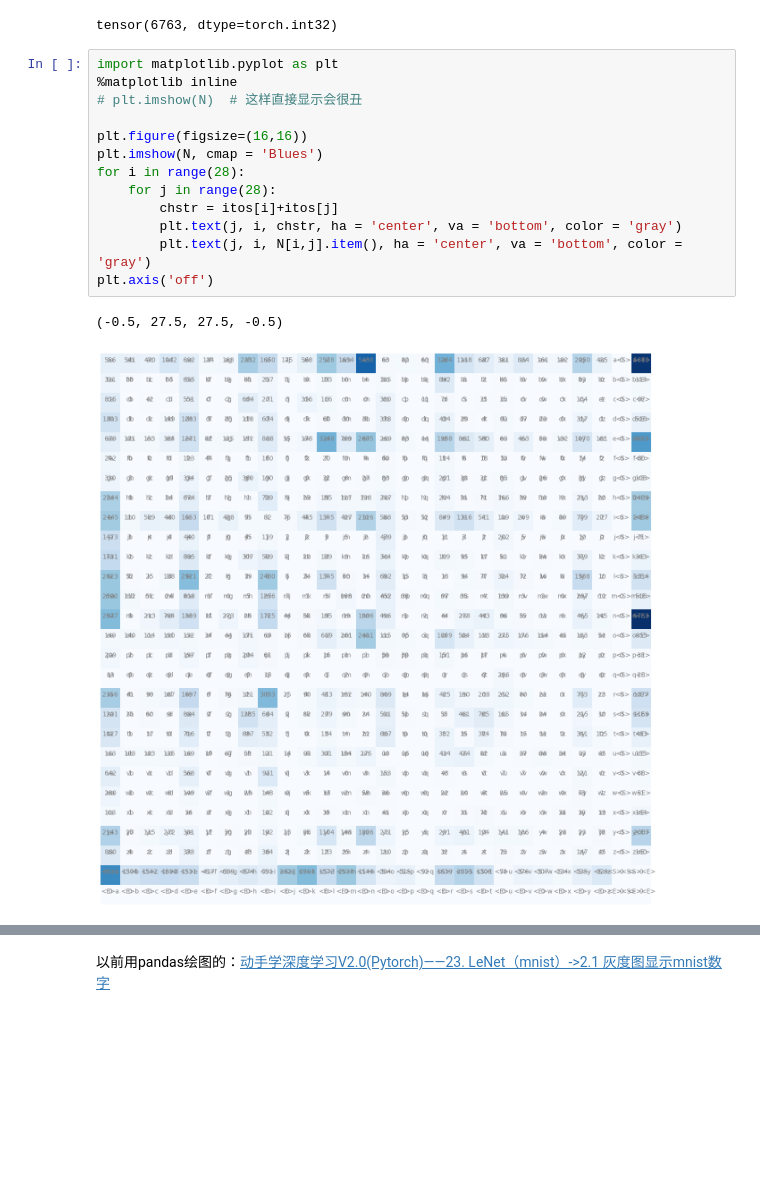
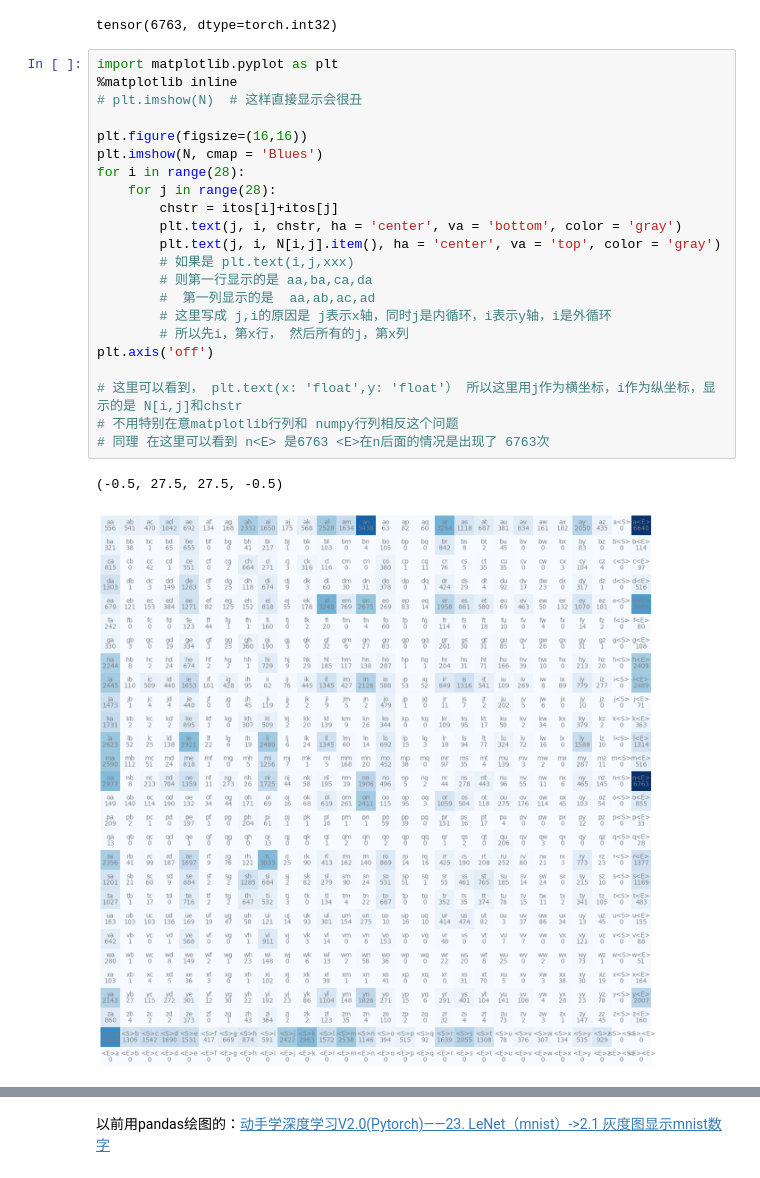
Before and after one commit to CastleDream/learnGPTfromScratch, a Jupyter notebook: code/2_build_makemore.ipynb, the cells around one changed output, grey strips where cells are left out. Cells and saved outputs as stored; diff of their text form; blank space fills up the shorter version.

```diff
--- a/code/2_build_makemore.ipynb
+++ b/code/2_build_makemore.ipynb
@@ -163,16 +165,25 @@ tensor(6763, dtype=torch.int32)
 # %%
 import matplotlib.pyplot as plt
 %matplotlib inline
 # plt.imshow(N)  # 这样直接显示会很丑
 
 plt.figure(figsize=(16,16))
 plt.imshow(N, cmap = 'Blues')
 for i in range(28):
     for j in range(28):
         chstr = itos[i]+itos[j]
         plt.text(j, i, chstr, ha = 'center', va = 'bottom', color = 'gray')
-        plt.text(j, i, N[i,j].item(), ha = 'center', va = 'bottom', color = 'gray')
+        plt.text(j, i, N[i,j].item(), ha = 'center', va = 'top', color = 'gray')
+        # 如果是 plt.text(i,j,xxx)
+        # 则第一行显示的是 aa,ba,ca,da
+        #  第一列显示的是  aa,ab,ac,ad
+        # 这里写成 j,i的原因是 j表示x轴，同时j是内循环，i表示y轴，i是外循环
+        # 所以先i，第x行， 然后所有的j，第x列
 plt.axis('off')
+
+# 这里可以看到， plt.text(x: 'float',y: 'float'） 所以这里用j作为横坐标，i作为纵坐标，显示的是 N[i,j]和chstr
+# 不用特别在意matplotlib行列和 numpy行列相反这个问题
+# 同理 在这里可以看到 n<E> 是6763 <E>在n后面的情况是出现了 6763次
 # %% [output]
 (-0.5, 27.5, 27.5, -0.5)
-[figure, old version]
+[figure, new version]
```
Also changed, not shown: parts of 26 cells of this notebook, 1 other file.
